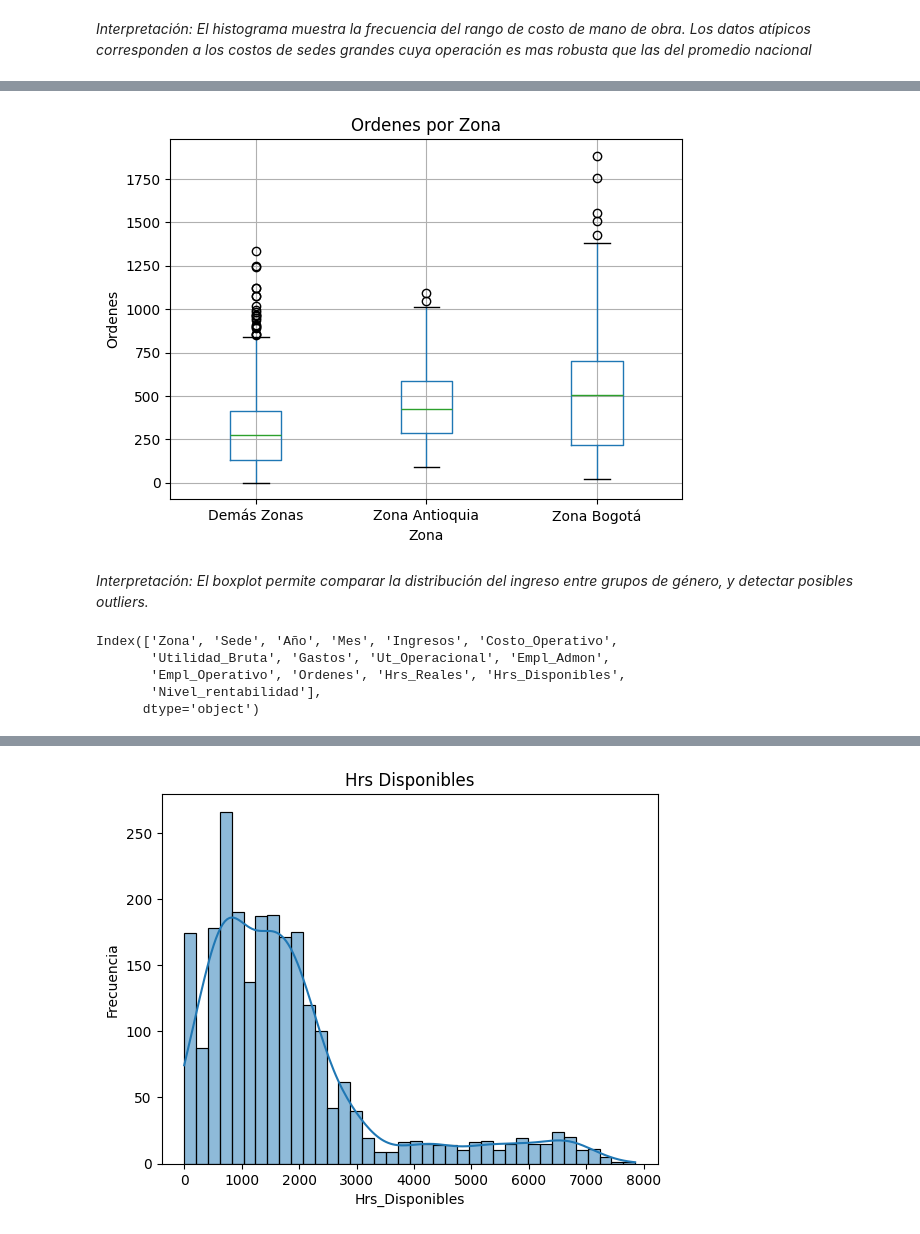
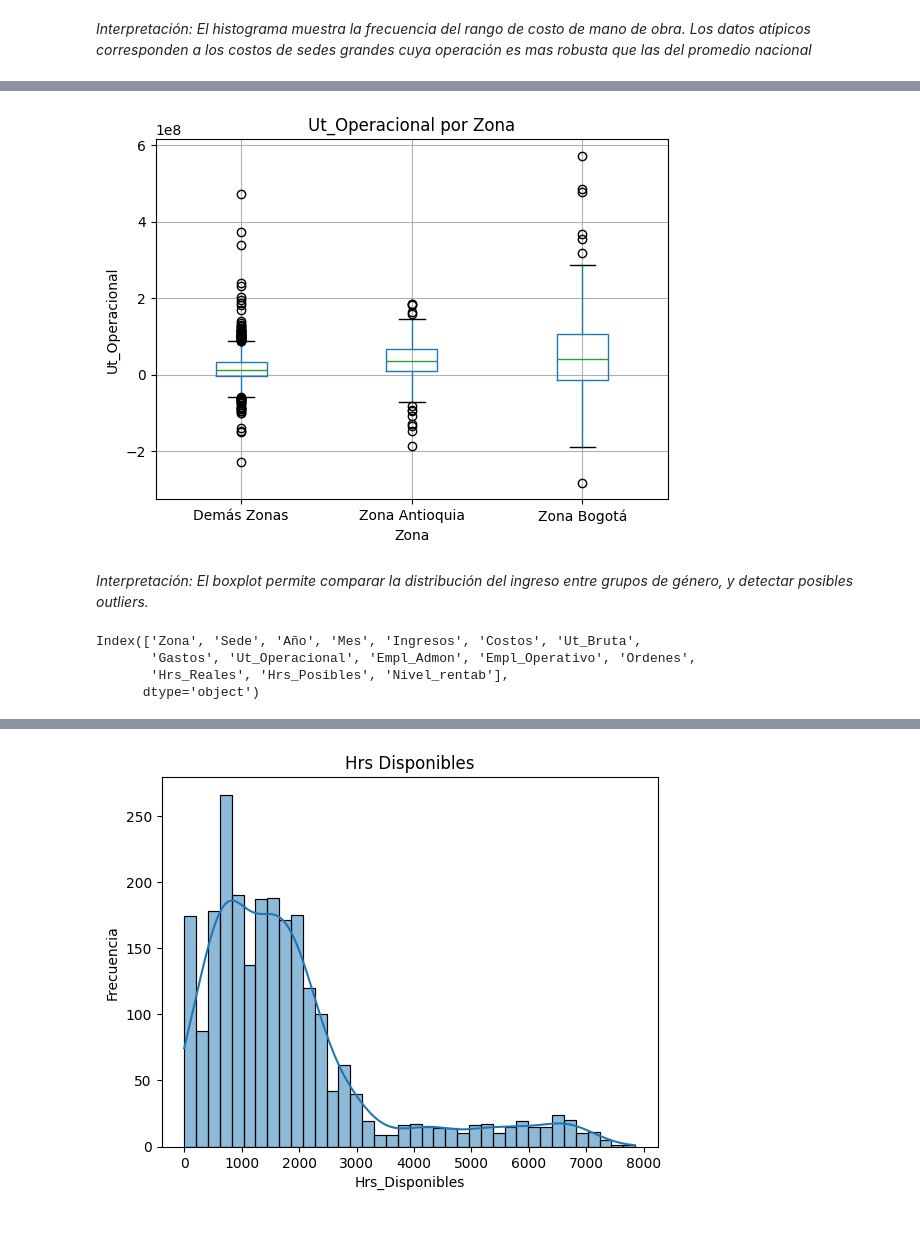
Before and after one commit to Anyeladr/taller, a Jupyter notebook: session-01/notebooks/Sesion 1.ipynb, the cells around one changed output, grey strips where cells are left out. Saved outputs shown, nothing was run; the diff lists cells and outputs as text; code cells hidden in the pictures.

```diff
--- a/session-01/notebooks/Sesion 1.ipynb
+++ b/session-01/notebooks/Sesion 1.ipynb
@@ -106,2 +106,26 @@ plt.show()
 # %% [markdown]
 *Interpretación: El histograma muestra la frecuencia del rango de costo de mano de obra. Los datos atípicos corresponden a los costos de sedes grandes cuya operación es mas robusta que las del promedio nacional*
+# %%
+import pandas as pd
+import matplotlib.pyplot as plt
+
+df = pd.read_csv('../../datos/Base_Taller.csv',sep= ';')
+
+# Obtener las zonas únicas
+zonas = df['Zona'].unique()
+
+# Crear subplots, uno por cada zona
+fig, axes = plt.subplots(len(zonas), 1, figsize=(8, 4 * len(zonas)))
+
+if len(zonas) == 1:
+    axes = [axes]  # para el caso de una sola zona
+
+for ax, zona in zip(axes, zonas):
+    subset = df[df['Zona'] == zona]
+    ax.hist(subset['Ut_Operacional'], bins=30, edgecolor='Black')
+    ax.set_title(f'Histograma de {zona}')
+    ax.set_xlabel('Ut_Operacional')
+    ax.set_ylabel('Frecuencia')
+
+plt.tight_layout()
+plt.show()
@@ -108,12 +134,12 @@ plt.show()
 # %%
-df.boxplot(column='Ordenes', by='Zona')
-plt.title('Ordenes por Zona')
+df.boxplot(column='Ut_Operacional', by='Zona')
+plt.title('Ut_Operacional por Zona')
 plt.suptitle('')
 plt.xlabel('Zona')
-plt.ylabel('Ordenes')
+plt.ylabel('Ut_Operacional')
 plt.show()
 # %% [output]
-[figure, old version]
+[figure, new version]
 # %% [markdown]
 *Interpretación: El boxplot permite comparar la distribución del ingreso entre grupos de género, y detectar posibles outliers.*
 # %%
@@ -122,9 +148,8 @@ df_raw = pd.read_csv('../../datos/Base_Taller.csv',sep= ';')
 # %%
 print(df.columns)
 # %% [output]
-Index(['Zona', 'Sede', 'Año', 'Mes', 'Ingresos', 'Costo_Operativo',
-       'Utilidad_Bruta', 'Gastos', 'Ut_Operacional', 'Empl_Admon',
-       'Empl_Operativo', 'Ordenes', 'Hrs_Reales', 'Hrs_Disponibles',
-       'Nivel_rentabilidad'],
+Index(['Zona', 'Sede', 'Año', 'Mes', 'Ingresos', 'Costos', 'Ut_Bruta',
+       'Gastos', 'Ut_Operacional', 'Empl_Admon', 'Empl_Operativo', 'Ordenes',
+       'Hrs_Reales', 'Hrs_Posibles', 'Nivel_rentab'],
       dtype='object')
 # %%
```
Also changed, not shown: parts of 14 cells of this notebook.
